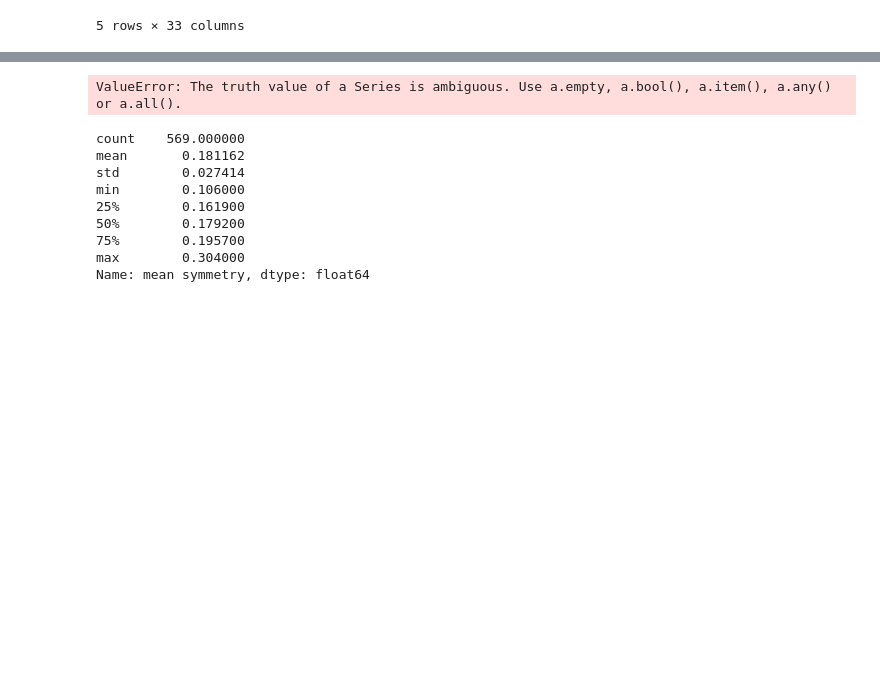
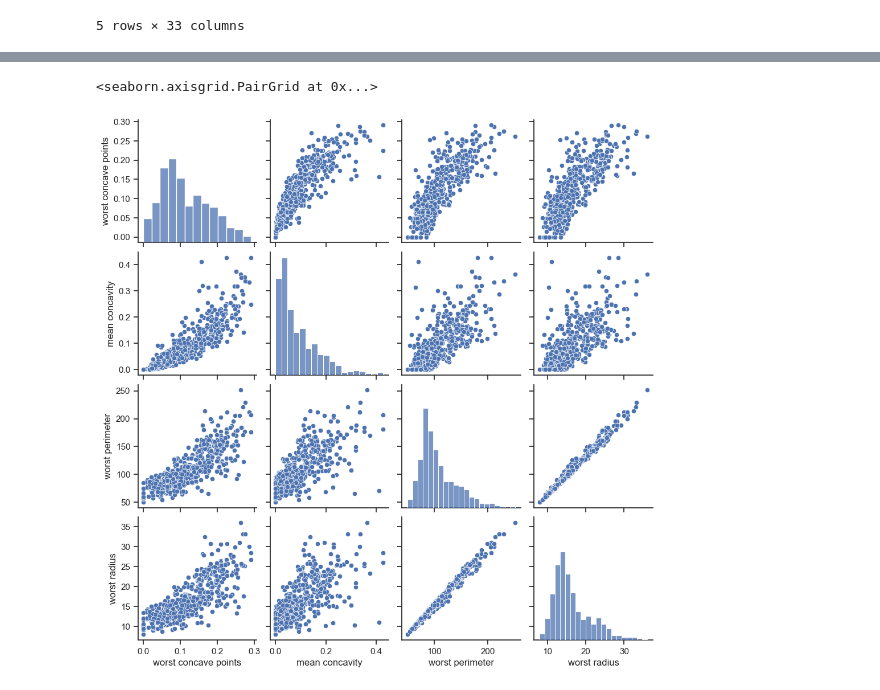
Before and after one commit to laryyssa/Aprendizado-de-Maquina-na-Saude, a Jupyter notebook: atividade_1/main.ipynb, the cells around one changed output, grey strips where cells are left out. Cells and saved outputs as stored; diff of their text form; code cells hidden in the pictures; blank space fills up the shorter version.

```diff
--- a/atividade_1/main.ipynb
+++ b/atividade_1/main.ipynb
@@ -48,17 +39,5 @@ dtype: int64
 # %%
-sns.pairplot(df_selecionado, vars=["mean concavity"])
-plt.show()
+sns.pairplot(df_selecionado)
 # %% [output]
-ValueError: The truth value of a Series is ambiguous. Use a.empty, a.bool(), a.item(), a.any() or a.all().
+<seaborn.axisgrid.PairGrid at 0x...>
+[figure, added]
-# %%
-df['mean symmetry'].describe()
-# %% [output]
-count    569.000000
-mean       0.181162
-std        0.027414
-min        0.106000
-25%        0.161900
-50%        0.179200
-75%        0.195700
-max        0.304000
-Name: mean symmetry, dtype: float64
```
Also changed, not shown: parts of 10 cells of this notebook.
